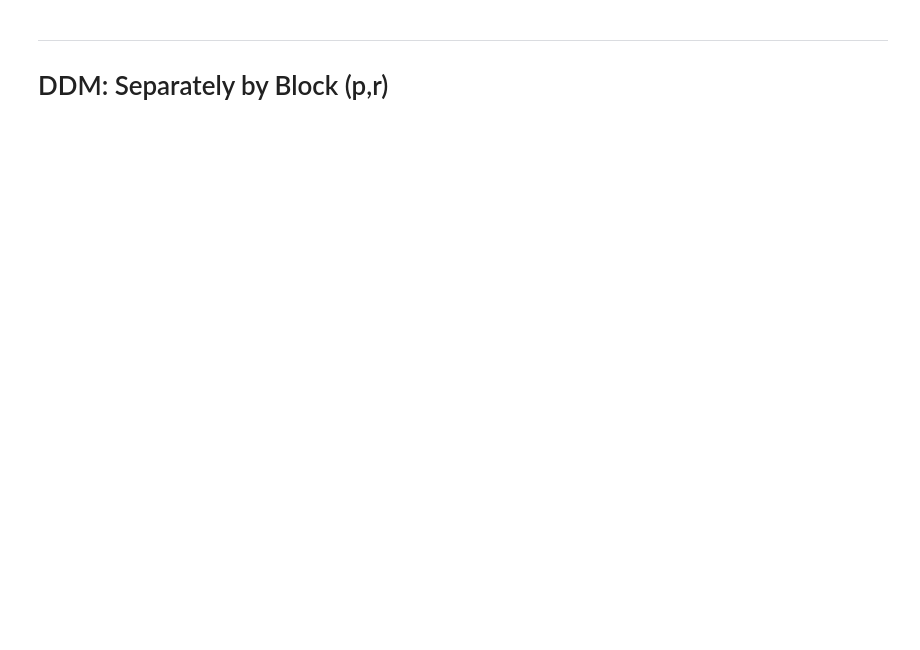
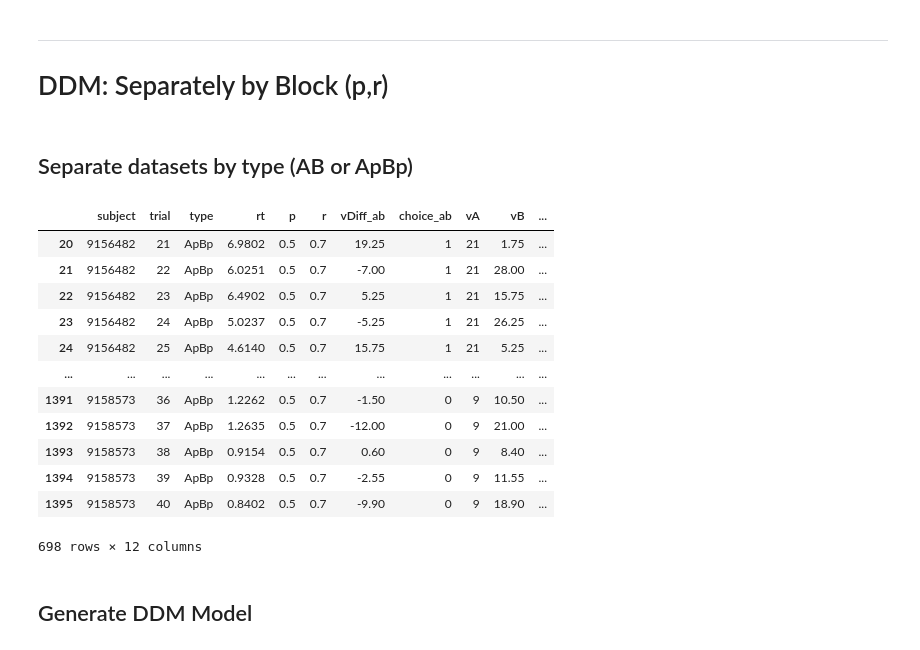
Before and after one commit to BrendenEum/2023-common-consequence, a Jupyter notebook: analysis/notebooks/NB3 - PyDDM.ipynb, the cells around one changed output. Cells and saved outputs as stored; diff of their text form; code cells hidden in the pictures; blank space fills up the shorter version.

Commit message:
Updated final data.

```diff
--- a/analysis/notebooks/NB3 - PyDDM.ipynb
+++ b/analysis/notebooks/NB3 - PyDDM.ipynb
@@ -47,12 +47,12 @@ rawdata_in: odd trials used for in-sample data for model fitting.
 rawdata_out: even trials used for out-sample data for model predictions.
 # %%
 # Import
-rawdata = pd.read_csv(datadir+"\\pilotdata.csv")
+data = pd.read_csv(datadir+"\\pilotdata.csv")
 
 # Ceiling of Maximum RT for PyDDM
 maxRT = math.ceil(max(data.rt))
 
-# Save & display
-data.to_csv(datadir+"\\cleaned_data.csv", index=False)
+# Display
 data
+maxRT
 # %% [output]
@@ -296,3 +169,26 @@ summstats_model_ci
 # %% [markdown]
 ---
 # DDM: Separately by Block (p,r)
+# %% [markdown]
+## Separate datasets by type (AB or ApBp)
+# %%
+data_ab = data[data.type=="AB"]
+data_apbp = data[data.type=="ApBp"]
+
+data_apbp
+# %% [output]
+|  | subject | trial | type | rt | p | r | vDiff_ab | choice_ab | vA | vB | ... |
+| 20 | 9156482 | 21 | ApBp | 6.9802 | 0.5 | 0.7 | 19.25 | 1 | 21 | 1.75 | ... |
+| 21 | 9156482 | 22 | ApBp | 6.0251 | 0.5 | 0.7 | -7.00 | 1 | 21 | 28.00 | ... |
+| 22 | 9156482 | 23 | ApBp | 6.4902 | 0.5 | 0.7 | 5.25 | 1 | 21 | 15.75 | ... |
+| 23 | 9156482 | 24 | ApBp | 5.0237 | 0.5 | 0.7 | -5.25 | 1 | 21 | 26.25 | ... |
+| 24 | 9156482 | 25 | ApBp | 4.6140 | 0.5 | 0.7 | 15.75 | 1 | 21 | 5.25 | ... |
+| ... | ... | ... | ... | ... | ... | ... | ... | ... | ... | ... | ... |
+| 1391 | 9158573 | 36 | ApBp | 1.2262 | 0.5 | 0.7 | -1.50 | 0 | 9 | 10.50 | ... |
+| 1392 | 9158573 | 37 | ApBp | 1.2635 | 0.5 | 0.7 | -12.00 | 0 | 9 | 21.00 | ... |
+| 1393 | 9158573 | 38 | ApBp | 0.9154 | 0.5 | 0.7 | 0.60 | 0 | 9 | 8.40 | ... |
+| 1394 | 9158573 | 39 | ApBp | 0.9328 | 0.5 | 0.7 | -2.55 | 0 | 9 | 11.55 | ... |
+| 1395 | 9158573 | 40 | ApBp | 0.8402 | 0.5 | 0.7 | -9.90 | 0 | 9 | 18.90 | ... |
+698 rows × 12 columns
+# %% [markdown]
+## Generate DDM Model
```
Also changed, not shown: parts of 7 cells of this notebook, 3 other files.
